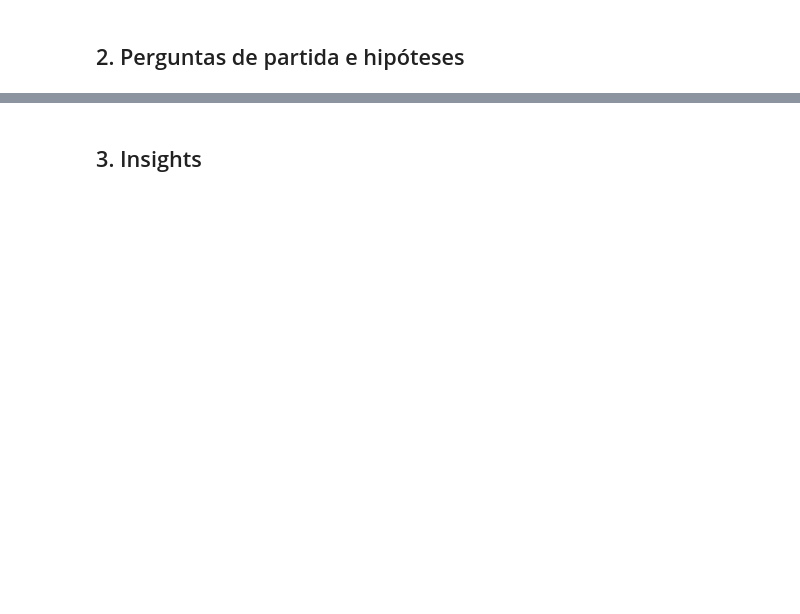
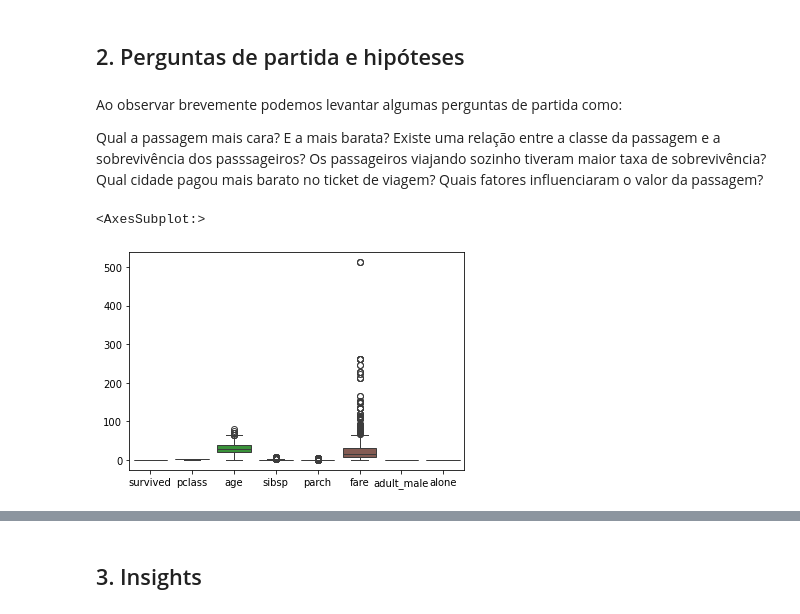
Before and after one commit to Dias04404/avanti-bootcamp-cdd, a Jupyter notebook: notebooks/01-exploratory_data_analysis.ipynb, the cells around one changed output, grey strips where cells are left out. Drawn from its saved outputs; the diff is of its cells as text; code cells hidden in the pictures; blank space fills up the shorter version.

```diff
--- a/notebooks/01-exploratory_data_analysis.ipynb
+++ b/notebooks/01-exploratory_data_analysis.ipynb
@@ -4,0 +36,4 @@ informações sobre a quantidade de instâncias, variáveis e seus tipos, quanti
+# %%
+#importando conjunto de dados:
+df = pd.read_csv('../data/raw/data.csv')
+df.head()
@@ -99,0 +205,14 @@ Quais fatores influenciaram o valor da passagem?
+# %% [markdown]
+Ao observar brevemente podemos levantar algumas perguntas de partida como:
+
+Qual a passagem mais cara? E a mais barata?
+Existe uma relação entre a classe da passagem e a sobrevivência dos passsageiros?
+Os passageiros viajando sozinho tiveram maior taxa de sobrevivência?
+Qual cidade pagou mais barato no ticket de viagem?
+Quais fatores influenciaram o valor da passagem?
+# %%
+# Para identificar informações das var quantitativas, utilizamos o boxplot
+sns.boxplot(df)
+# %% [output]
+<AxesSubplot:>
+[figure, added]
```
Also changed, not shown: parts of 21 cells of this notebook.
